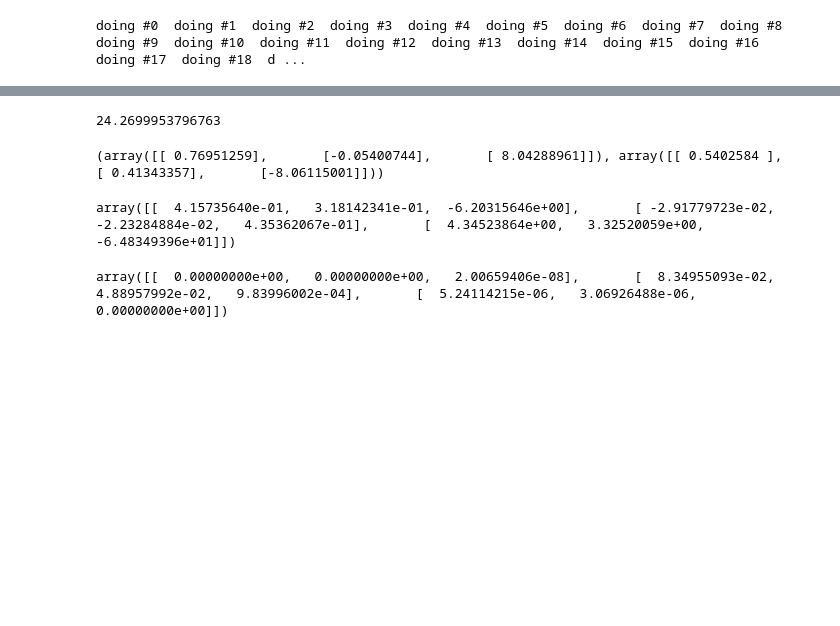
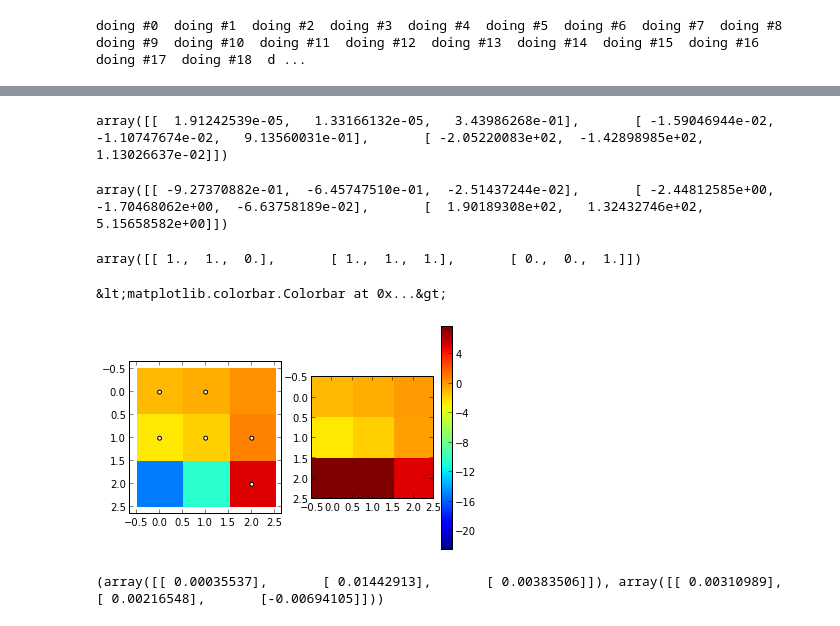
Before and after one commit to autonlab/active-matrix-factorization, a Jupyter notebook: python-pmf/investigate-small.ipynb, the cells around one changed output, grey strips where cells are left out. Saved outputs shown, nothing was run; the diff lists cells and outputs as text; code cells hidden in the pictures; blank space fills up the shorter version.

```diff
--- a/python-pmf/investigate-small.ipynb
+++ b/python-pmf/investigate-small.ipynb
@@ -1,7 +1,7 @@
 # %%
 from active_pmf import *from bayes_pmf import *from matplotlib import pyplot as pltimport matplotlibimport itertoolsimport osimport tempfile
 # %%
-def fit(real, known, ret_pmf=False):    ratings = np.zeros((known.sum(), 3))    for idx, (i, j) in enumerate(np.transpose(known.nonzero())):        ratings[idx] = [i, j, real[i, j]]        pmf = ProbabilisticMatrixFactorization(ratings, 1)    pmf.sigma_u_sq = pmf.sigma_v_sq = 1e10    pmf.stop_thresh = 1e-30 #1e-10    pmf.min_learning_rate = 1e-30 # 1e-20        pmf.fit()    return pmf.predicted_matrix() if not ret_pmf else pmf
+def fit(real, known, ret_pmf=False, sig_u=1e10, sig_v=1e10, sig=1, do_bayes=False, burnin=1000, samps=2000):    ratings = np.zeros((known.sum(), 3))    for idx, (i, j) in enumerate(np.transpose(known.nonzero())):        ratings[idx] = [i, j, real[i, j]]        pmf = ProbabilisticMatrixFactorization(ratings, 1)    pmf.sigma_sq = sig    pmf.sigma_u_sq = sig_u    pmf.sigma_v_sq = sig_v    pmf.stop_thresh = 1e-10    pmf.min_learning_rate = 1e-20    pmf.fit()        if not do_bayes:        pred = pmf.predicted_matrix()        return (pmf, pred) if ret_pmf else pred    else:        bpmf = BayesianPMF(ratings, 1)        bpmf.__setstate__(pmf.__getstate__())        sampler = bpmf.samples()                # do burn-in        next(islice(sampler, burnin, burnin), None)                pred = bpmf.predict(islice(sampler, samps))        return (bpmf, pred) if ret_pmf else pred
 # %%
 rmse = lambda exp, real: np.sqrt(((real - exp)**2).sum() / real.size)
 # %%
@@ -34,5 +40,5 @@ dir = tempfile.TemporaryDirectory()norm = get_norm(real)write_pics_to_dir(dir.na
 plot_tree(dir.name, 'tree.png', d, real)!open tree.pngdir.cleanup()
 # %%
 plt.figure()show(real, norm, "true values")plt.savefig('real.png')plt.close()!open real.png
-# %%
-known = np.array([[0,0,1],[1,1,1],[1,1,0]])
+# %%
+bpmf, pred = fit(real, np.ones((3,3)), ret_pmf=True, do_bayes=True, sig_u=1e2, sig_v=1e2)
@@ -43,8 +85,19 @@ array([[-3.45269688, -2.64218162, -6.20329811],       [ 0.25977792,  0.19879546,
+# %%
+real - pred
+# %% [output]
+array([[  1.91242539e-05,   1.33166132e-05,   3.43986268e-01],       [ -1.59046944e-02,  -1.10747674e-02,   9.13560031e-01],       [ -2.05220083e+02,  -1.42898985e+02,   1.13026637e-02]])
+# %%
+pred
+# %% [output]
+array([[ -9.27370882e-01,  -6.45747510e-01,  -2.51437244e-02],       [ -2.44812585e+00,  -1.70468062e+00,  -6.63758189e-02],       [  1.90189308e+02,   1.32432746e+02,   5.15658582e+00]])
+# %%
+known = np.fromstring(max(d.items(), key=lambda kv: max(rmse(real,v) for v in kv[1]))[0]).reshape(3,3)known
+# %% [output]
+array([[ 1.,  1.,  0.],       [ 1.,  1.,  1.],       [ 0.,  0.,  1.]])
+# %%
+norm = Normalize(real.min() * 1.5, real.max() * 1.5)subplot(121)imshow(real, norm=norm, interpolation='nearest')i, j = known.nonzero()scatter(j, i, c='white', s=15)subplot(122)imshow(pred, norm=norm, interpolation='nearest')colorbar()
+# %% [output]
+&lt;matplotlib.colorbar.Colorbar at 0x...&gt;
+[figure, added]
 # %%
-pmf = fit(real,  known, True)pmf.rmse(real)
+pmf, pred = fit(real, known, ret_pmf=True)
-# %% [output]
-24.2699953796763
-# %%
-pmf.users, pmf.items
-# %% [output]
-(array([[ 0.76951259],       [-0.05400744],       [ 8.04288961]]), array([[ 0.5402584 ],       [ 0.41343357],       [-8.06115001]]))
@@ -51,8 +106,4 @@ pmf.users, pmf.items
 # %%
-pmf.predicted_matrix()
+pmf.gradient()
 # %% [output]
-array([[  4.15735640e-01,   3.18142341e-01,  -6.20315646e+00],       [ -2.91779723e-02,  -2.23284884e-02,   4.35362067e-01],       [  4.34523864e+00,   3.32520059e+00,  -6.48349396e+01]])
+(array([[ 0.00035537],       [ 0.01442913],       [ 0.00383506]]), array([[ 0.00310989],       [ 0.00216548],       [-0.00694105]]))
-# %%
-((pmf.predicted_matrix() - real) * known) ** 2
-# %% [output]
-array([[  0.00000000e+00,   0.00000000e+00,   2.00659406e-08],       [  8.34955093e-02,   4.88957992e-02,   9.83996002e-04],       [  5.24114215e-06,   3.06926488e-06,   0.00000000e+00]])
```
Also changed, not shown: parts of 33 cells of this notebook, 3 other files.
